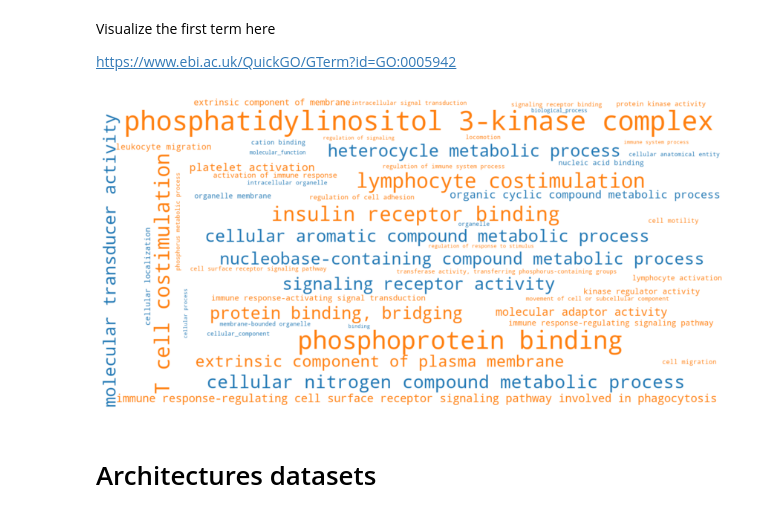
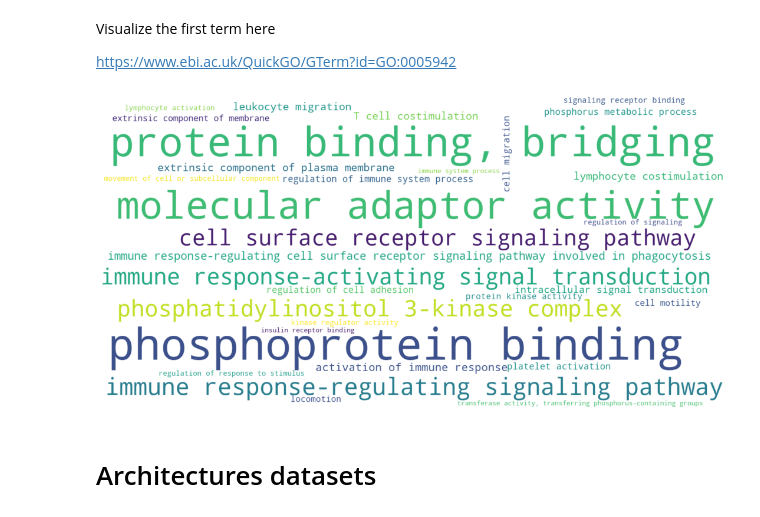
Before and after one commit to Mmiglio/BiologicalData, a Jupyter notebook: code/part2/GeneOntology.ipynb, the cells around one changed output. Drawn from its saved outputs; the diff is of its cells as text; code cells hidden in the pictures.

```diff
--- a/code/part2/GeneOntology.ipynb
+++ b/code/part2/GeneOntology.ipynb
@@ -86,7 +86,8 @@ print("Adjusted threshold: {}".format(adjusted_threshold))
 Adjusted threshold: 1.9297568506368197e-05
 # %%
 # filter by depth
-filter_terms = (result["depth"] <= 3) & (result["p-value"] <= adjusted_threshold)
+filter_terms = (result["depth"] >= 1) &(result["depth"] <= 3) \
+                & (result["p-value"] <= adjusted_threshold)
 
 result[filter_terms].head()
 # %% [output]
@@ -102,24 +103,26 @@ Visualize the first term here
 https://www.ebi.ac.uk/QuickGO/GTerm?id=GO:0005942
 # %%
 # max num of words to be drawn
-N_max = 50
+N_max = 40
 
 wc = draw_word_cloud(
     df = result[filter_terms],
     N = sum(result[filter_terms][:N_max].OddRatio > 1),
     N_under_represented = sum(result[filter_terms][-N_max:].OddRatio < 1),
-    score = 'OddRatio',
-    scale = 1.2,
-    under_represented=True
+    score = 'p-value',
+    scale = 1.,
+    under_represented=False
 )
 
 # Plot
 plt.figure(figsize=(15, 15))
 plt.imshow(wc, interpolation="bilinear")
 plt.axis("off")
+plt.tight_layout()
+plt.savefig("../../figures/GO_original.pdf")
 plt.show()
 # %% [output]
-[figure, old version]
+[figure, new version]
 # %% [markdown]
 <a id="architectures"></a>
 
```
Also changed, not shown: parts of 9 cells of this notebook, 5 other files.
